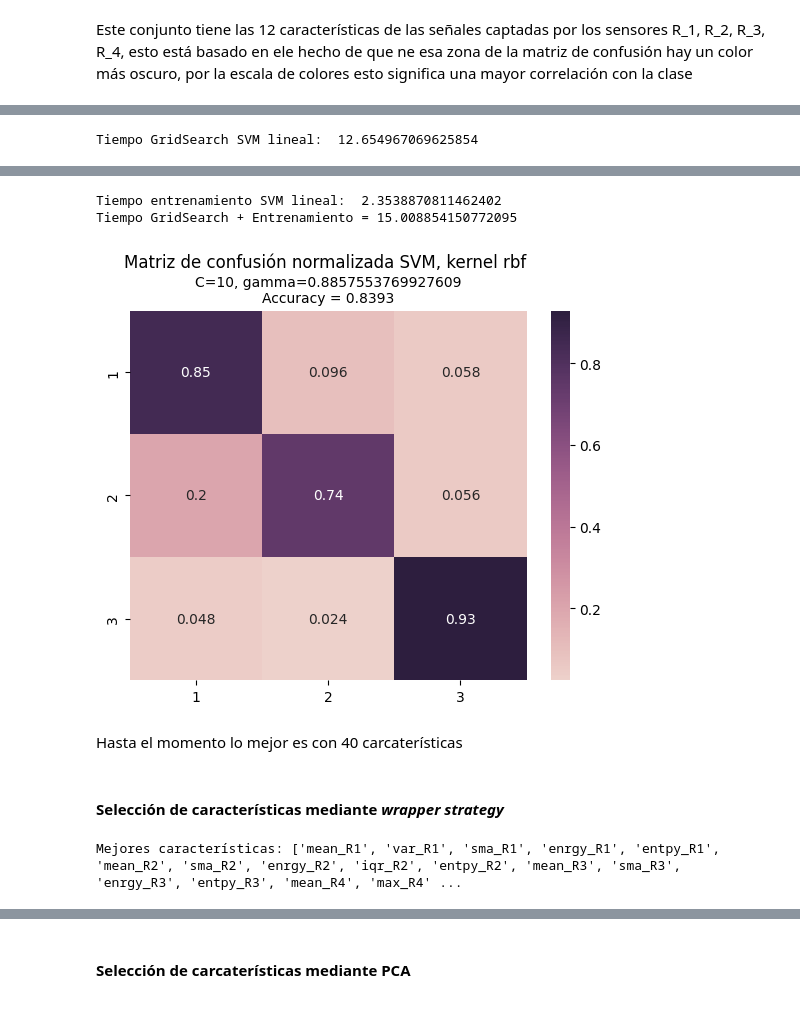
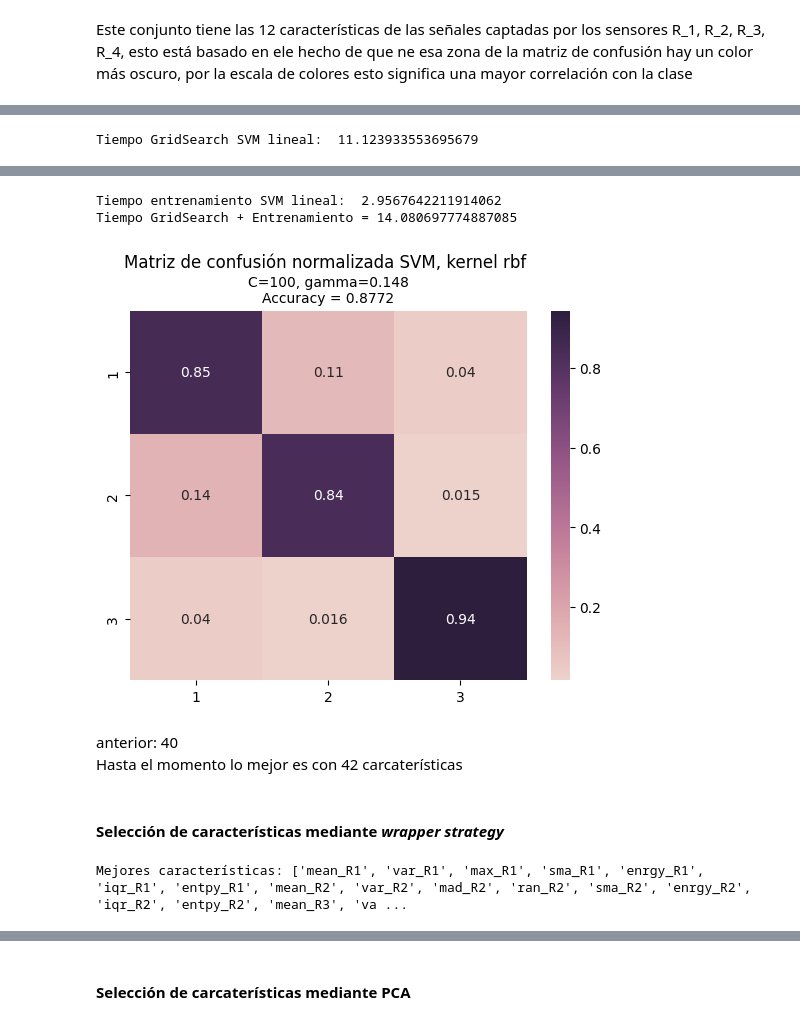
Before and after one commit to d4vidi4n/borradores, a Jupyter notebook: Proyecto_IC_Jorge_Estrada.ipynb, the cells around one changed output, grey strips where cells are left out. Saved outputs shown, nothing was run; the diff lists cells and outputs as text; code cells hidden in the pictures.

```diff
--- a/Proyecto_IC_Jorge_Estrada.ipynb
+++ b/Proyecto_IC_Jorge_Estrada.ipynb
@@ -449,13 +449,15 @@ def make_clf(svc, params_svc, df_t, y_t, df_v, y_v):
 Función para determinar la matriz de confusión dado un SVM y los conjuntos de validación y predicción de la validación
 # %%
 def conf_mat(bst_clf, y_v, y_pr):
+  gamma_val = round(bst_clf.gamma, 3) if isinstance(bst_clf.gamma, float) else bst_clf.gamma
+
   accu_score = accuracy_score(y_v, y_pr)
   if best_model.kernel == 'poly':
-    plt.title(f'C={bst_clf.C}, coef0={bst_clf.coef0}, deg={bst_clf.degree}, gamma={bst_clf.gamma}\nAccuracy = {accu_score:.4f}', fontsize = 10)
-    filename = f'mat_conf_kernel-{bst_clf.kernel}_C-{bst_clf.C}_deg-{bst_clf.degree}_gamma-{bst_clf.gamma}.svg'
+    plt.title(f'C={bst_clf.C}, coef0={bst_clf.coef0}, deg={bst_clf.degree}, gamma={gamma_val}\nAccuracy = {accu_score:.4f}', fontsize = 10)
+    filename = f'mat_conf_kernel-{bst_clf.kernel}_C-{bst_clf.C}_deg-{bst_clf.degree}_gamma-{gamma_val}.svg'
   else:
-    plt.title(f'C={bst_clf.C}, gamma={bst_clf.gamma}\nAccuracy = {accu_score:.4f}', fontsize = 10)
-    filename = f'mat_conf_kernel-{bst_clf.kernel}_C-{bst_clf.C}_gamma-{bst_clf.gamma}.svg'
+    plt.title(f'C={bst_clf.C}, gamma={gamma_val}\nAccuracy = {accu_score:.4f}', fontsize = 10)
+    filename = f'mat_conf_kernel-{bst_clf.kernel}_C-{bst_clf.C}_gamma-{gamma_val}.svg'
 
   sns.heatmap(np.round(confusion_matrix(y_v, y_pr, normalize='true'), decimals=6), annot=True, cmap=sns.cubehelix_palette(as_cmap=True), xticklabels=[1, 2, 3],yticklabels=[1, 2, 3])
   plt.suptitle(f'Matriz de confusión normalizada SVM, kernel {bst_clf.kernel}', x=0.43, y=1.00)
@@ -691,8 +711,9 @@ De esta forma sofisticamos un poco la reducción de características, de esta ma
 # %% [markdown]
 Este conjunto tiene las 12 características de las señales captadas por los sensores R_1, R_2, R_3, R_4, esto está basado en ele hecho de que ne esa zona de la matriz de confusión hay un color más oscuro, por la escala de colores esto significa una mayor correlación con la clase
 # %%
-# selector = SelectKBest(score_func=f_classif, k=18).fit(df_train, y_train)
-selector = SelectKBest(score_func=f_classif, k=42).fit(df_train, y_train)
+# selector = SelectKBest(score_func=f_classif, k=9).fit(df_train, y_train)
+selector = SelectKBest(score_func=f_classif, k=54).fit(df_train, y_train)
+# selector = SelectKBest(score_func=f_classif, k=9).fit(df_train[[col for col in df_train.columns if col.startswith('mean_')]], y_train)
 
 best_indx_filter = np.where(selector.get_support())[0]
 best_feat_filter = [df_train.keys()[i] for i in np.where(selector.get_support())[0]] #Toma los indices de aquellas características que fueron seleccionadas como importantes con el método y luego busca el nombre de la característica correspodiente en la lista original de nombres definida al inicio del código
@@ -700,7 +721,7 @@ best_feat_filter = [df_train.keys()[i] for i in np.where(selector.get_support())
 print('Mejores características:', best_feat_filter)
 
 # # Se define el nuevo conjunto de entrenamiento y validación tomando las características más importantes encontradas con este método
-df_train_filter = df_train.iloc[:, best_indx_filter]
-df_val_filter = df_val.iloc[:, best_indx_filter]
-df_test_filter = df_test.iloc[:, best_indx_filter]
+df_train_filter = df_train[best_feat_filter]
+df_val_filter = df_val[best_feat_filter]
+df_test_filter = df_test[best_feat_filter]
 # %% [output]
@@ -708,4 +745,7 @@ Mejores características: ['mean_R1', 'var_R1', 'mad_R1', 'min_R1', 'ran_R1', 's
 # %%
+# gamma_default = 1 / (df_val.shape[1] * df_val.var().mean())
+gamma_default = 1 / (df_val_filter.shape[1] * df_val_filter.var().mean())
+
 parameters = {'C':[1, 10, 100, 1000, 2000],'gamma':[gamma_default*0.01, gamma_default*0.1, gamma_default, gamma_default*10, gamma_default*100]}
 svc = svm.SVC(kernel='rbf')
 
@@ -718,5 +758,5 @@ y_pred_filter = best_model.predict(df_val_filter)
 
 conf_mat(best_model, y_val, y_pred_filter)
 # %% [output]
-Tiempo GridSearch SVM lineal:  12.654967069625854
+Tiempo GridSearch SVM lineal:  11.123933553695679
 |  | mean_fit_time | std_fit_time | mean_score_time | std_score_time | param_C | param_gamma | params | ... |
@@ -739,8 +779,9 @@ Tiempo GridSearch SVM lineal:  12.654967069625854
-Tiempo entrenamiento SVM lineal:  2.3538870811462402
-Tiempo GridSearch + Entrenamiento = 15.008854150772095
+Tiempo entrenamiento SVM lineal:  2.9567642211914062
+Tiempo GridSearch + Entrenamiento = 14.080697774887085
-[figure, old version]
+[figure, new version]
 # %% [markdown]
-Hasta el momento lo mejor es con 40 carcaterísticas
+anterior: 40\
+Hasta el momento lo mejor es con 42 carcaterísticas
 # %% [markdown]
 #### Selección de características mediante *wrapper strategy*
 # %%
@@ -748,14 +789,16 @@ Hasta el momento lo mejor es con 40 carcaterísticas
 svc = svm.SVC(kernel='linear', C=10)
 svc.fit(df_train, y_train)
 
-selector = SelectFromModel(estimator=svc, prefit=True, threshold='mean', importance_getter='coef_')
+# selector = SelectFromModel(estimator=svc, prefit=True, max_features=54, importance_getter='coef_') #Investigar que es prefit
+selector = SelectFromModel(estimator=svc, max_features=54, threshold=-np.inf)
+
 best_indx_wrapper = np.where(selector.get_support())[0]
 best_feat_wrapper = [df_train.keys()[i] for i in np.where(selector.get_support())[0]] #Toma los indices de aquellas características que fueron seleccionadas como importantes con el método y luego busca el nombre de la característica correspodiente en la lista original de nombres definida al inicio del código
 
 print('Mejores características:',best_feat_wrapper)
 # Se define el nuevo conjunto de entrenamiento y validación tomando las características más importantes encontradas con este método
-df_train_wrapper = df_train.iloc[:, best_indx_filter]
-df_val_wrapper = df_val.iloc[:, best_indx_filter]
-df_test_wrapper = df_test.iloc[:, best_indx_filter]
+df_train_wrapper = df_train[best_feat_wrapper]
+df_val_wrapper = df_val[best_feat_wrapper]
+df_test_wrapper = df_test[best_feat_wrapper]
 # %% [output]
-Mejores características: ['mean_R1', 'var_R1', 'sma_R1', 'enrgy_R1', 'entpy_R1', 'mean_R2', 'sma_R2', 'enrgy_R2', 'iqr_R2', 'entpy_R2', 'mean_R3', 'sma_R3', 'enrgy_R3', 'entpy_R3', 'mean_R4', 'max_R4' ...
+Mejores características: ['mean_R1', 'var_R1', 'max_R1', 'sma_R1', 'enrgy_R1', 'iqr_R1', 'entpy_R1', 'mean_R2', 'var_R2', 'mad_R2', 'ran_R2', 'sma_R2', 'enrgy_R2', 'iqr_R2', 'entpy_R2', 'mean_R3', 'va ...
```
Also changed, not shown: parts of 29 cells of this notebook.
